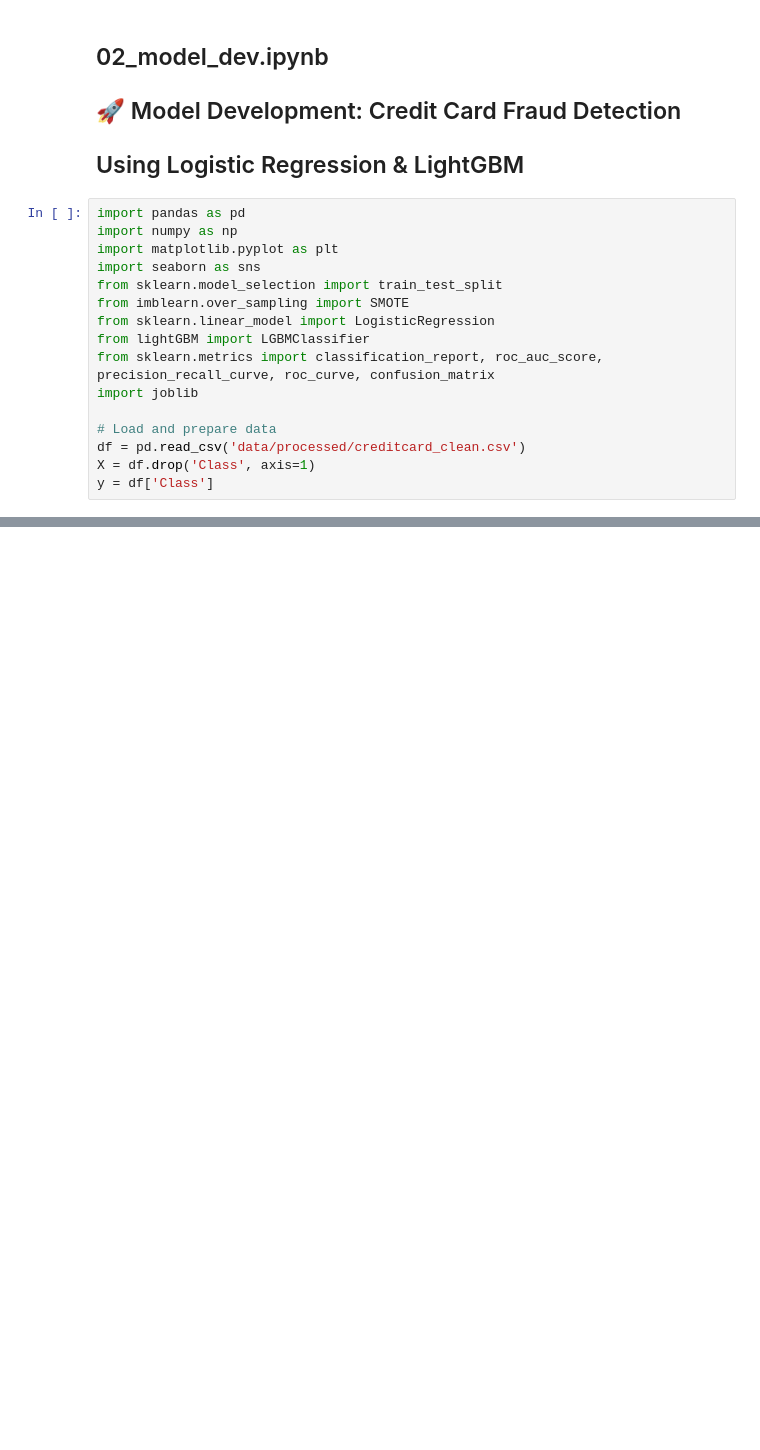
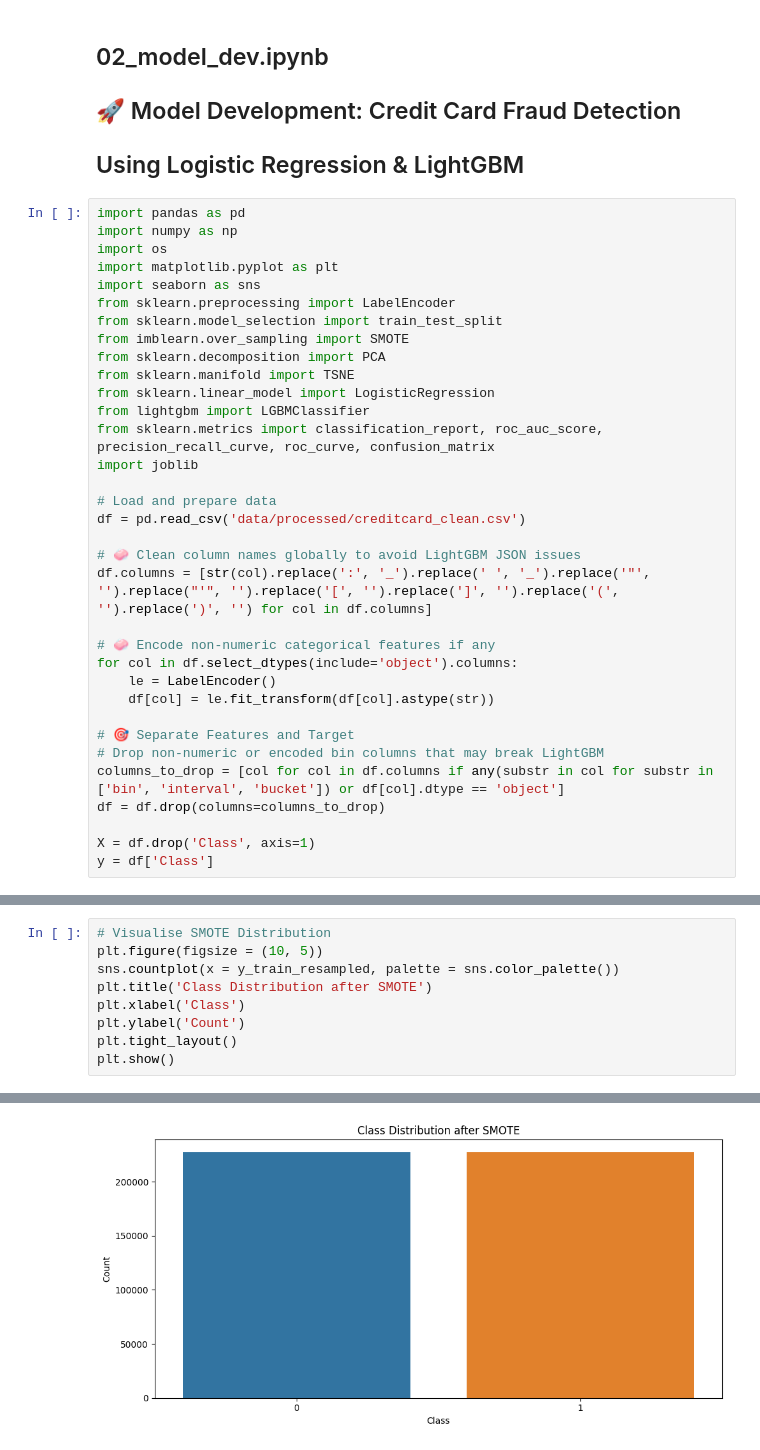
Before and after one commit to stevokwon/aws-fraud-detection, a Jupyter notebook: notebooks/02_model_dev.ipynb, the cells around one changed output, grey strips where cells are left out. Saved outputs shown, nothing was run; the diff lists cells and outputs as text; blank space fills up the shorter version.

Commit message:
Implement Logistic Regression and LightGBM for modelling

```diff
--- a/notebooks/02_model_dev.ipynb
+++ b/notebooks/02_model_dev.ipynb
@@ -5,17 +5,35 @@
 # %%
 import pandas as pd
 import numpy as np
+import os
 import matplotlib.pyplot as plt
 import seaborn as sns
+from sklearn.preprocessing import LabelEncoder
 from sklearn.model_selection import train_test_split
 from imblearn.over_sampling import SMOTE
+from sklearn.decomposition import PCA
+from sklearn.manifold import TSNE
 from sklearn.linear_model import LogisticRegression
-from lightGBM import LGBMClassifier
+from lightgbm import LGBMClassifier
 from sklearn.metrics import classification_report, roc_auc_score, precision_recall_curve, roc_curve, confusion_matrix
 import joblib
 
 # Load and prepare data
 df = pd.read_csv('data/processed/creditcard_clean.csv')
+
+# 🧼 Clean column names globally to avoid LightGBM JSON issues
+df.columns = [str(col).replace(':', '_').replace(' ', '_').replace('"', '').replace("'", '').replace('[', '').replace(']', '').replace('(', '').replace(')', '') for col in df.columns]
+
+# 🧼 Encode non-numeric categorical features if any
+for col in df.select_dtypes(include='object').columns:
+    le = LabelEncoder()
+    df[col] = le.fit_transform(df[col].astype(str))
+
+# 🎯 Separate Features and Target
+# Drop non-numeric or encoded bin columns that may break LightGBM
+columns_to_drop = [col for col in df.columns if any(substr in col for substr in ['bin', 'interval', 'bucket']) or df[col].dtype == 'object']
+df = df.drop(columns=columns_to_drop)
+
 X = df.drop('Class', axis=1)
 y = df['Class']
 # %%
@@ -32,0 +70,10 @@ NameError: name 'SMOTE' is not defined
+# %%
+# Visualise SMOTE Distribution
+plt.figure(figsize = (10, 5))
+sns.countplot(x = y_train_resampled, palette = sns.color_palette())
+plt.title('Class Distribution after SMOTE')
+plt.xlabel('Class')
+plt.ylabel('Count')
+plt.tight_layout()
+plt.show()
+# %% [output]
@@ -32,0 +83 @@ NameError: name 'SMOTE' is not defined
+[figure, added]
```
Also changed, not shown: parts of 13 cells of this notebook.
